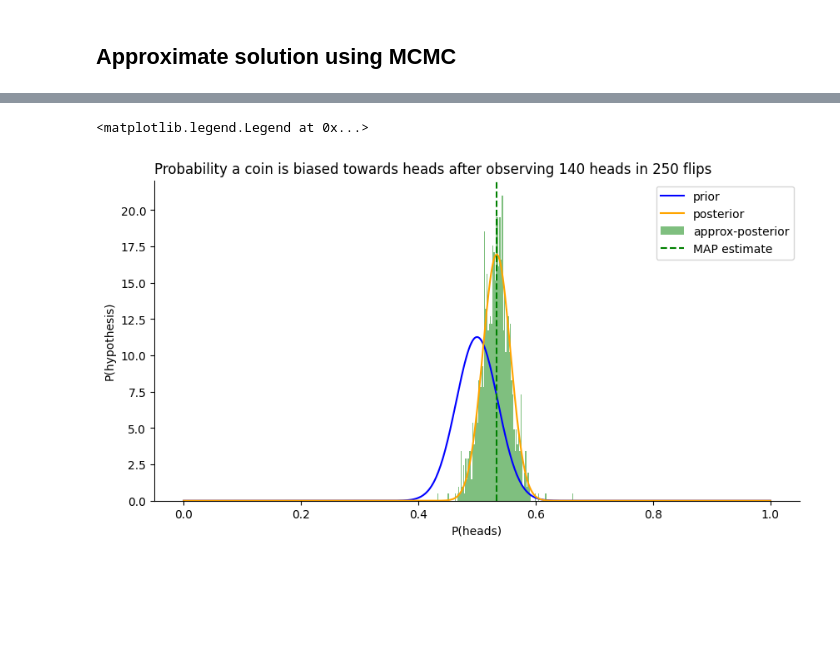
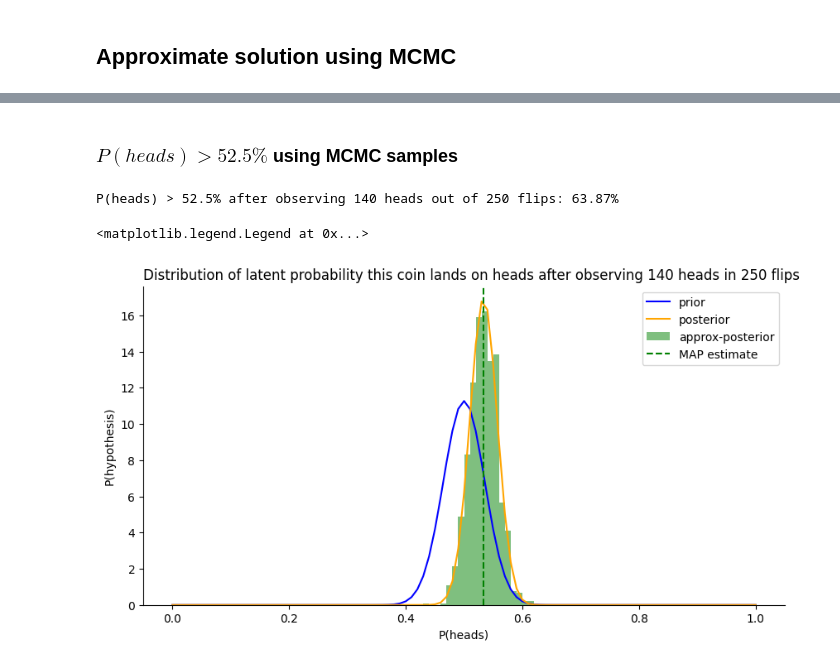
Before and after one commit to libertininick/bayesian-stats, a Jupyter notebook: notebooks/mcmc.ipynb, the cells around one changed output, grey strips where cells are left out. Cells and saved outputs as stored; diff of their text form; code cells hidden in the pictures; blank space fills up the shorter version.

```diff
--- a/notebooks/mcmc.ipynb
+++ b/notebooks/mcmc.ipynb
@@ -18,16 +18,18 @@ We'll set our prior to convey significant skepticism the coin is biased: $P(head
 # %% [markdown]
 ## Analytic solution using beta-binomial conjugate
 # %%
-prior = dist.Beta(100, 100)
-posterior = dist.Beta(100 + 140, 100 + 250 - 140)
+prior = stats.beta(a=100, b=100)
+posterior = stats.beta(a=100 + 140, b=100 + 250 - 140)
+print(f"P(heads) > 52.5% after observing 140 heads out of 250 flips: {1 - posterior.cdf(0.525):.2%}")
+
 _, ax = plt.subplots(figsize=(10,5))
 
 p_heads = torch.linspace(0, 1, 1001)
-ax.plot(p_heads, torch.exp(prior.log_prob(p_heads)), label="prior", color="blue")
-ax.plot(p_heads, torch.exp(posterior.log_prob(p_heads)), label="posterior", color="orange")
+ax.plot(p_heads, prior.pdf(p_heads), label="prior", color="blue")
+ax.plot(p_heads, posterior.pdf(p_heads), label="posterior", color="orange")
 ax.spines[['right', 'top']].set_visible(False)
 ax.set_title(
-    "Probability a coin is biased towards heads after observing 140 heads in 250 flips",
+    "Distribution of latent probability this coin lands on heads after observing 140 heads in 250 flips",
     loc='left',
     fontdict={'fontsize': 12}
 )
@@ -52,5 +55,5 @@ result = run_mcmc(
     likelihood=partial(likelihood, n=250, k=140),
     num_samples=2**10,
     max_iter=1_000,
-    tol=5e-4,
+    tol=1e-4,
 )
@@ -81,22 +87,27 @@ ax.axvline(x=result.get_map_estimate("p"), label="MAP estimate", color="black",
+# %% [markdown]
+### $P(heads) > 52.5\%$ using MCMC samples
 # %%
-prior = dist.Beta(100, 100)
-posterior = dist.Beta(100 + 140, 100 + 250 - 140)
+prior = stats.beta(a=100, b=100)
+posterior = stats.beta(a=100 + 140, b=100 + 250 - 140)
+print(f"P(heads) > 52.5% after observing 140 heads out of 250 flips: {(result.get_samples('p') > 0.525).numpy().mean():.2%}")
+
 _, ax = plt.subplots(figsize=(10,5))
 
-p_heads = torch.linspace(0, 1, 501)
-ax.plot(p_heads, torch.exp(prior.log_prob(p_heads)), label="prior", color="blue")
-ax.plot(p_heads, torch.exp(posterior.log_prob(p_heads)), label="posterior", color="orange")
+p_heads = torch.linspace(0, 1, 101)
+ax.plot(p_heads, prior.pdf(p_heads), label="prior", color="blue")
+ax.plot(p_heads, posterior.pdf(p_heads), label="posterior", color="orange")
 ax.hist(result.get_samples("p"), bins=p_heads, density=True, label="approx-posterior", color="green", alpha=0.5)
 ax.axvline(x=result.get_map_estimate("p"), label="MAP estimate", color="green", linestyle="--")
 ax.spines[['right', 'top']].set_visible(False)
 ax.set_title(
-    "Probability a coin is biased towards heads after observing 140 heads in 250 flips",
+    "Distribution of latent probability this coin lands on heads after observing 140 heads in 250 flips",
     loc='left',
     fontdict={'fontsize': 12}
 )
 ax.set_xlabel("P(heads)")
 ax.set_ylabel("P(hypothesis)")
 ax.legend()
 # %% [output]
-<matplotlib.legend.Legend at 0x...>
+P(heads) > 52.5% after observing 140 heads out of 250 flips: 63.87%
+<matplotlib.legend.Legend at 0x...>
-[figure, old version]
+[figure, new version]
```
Also changed, not shown: parts of 17 cells of this notebook.
